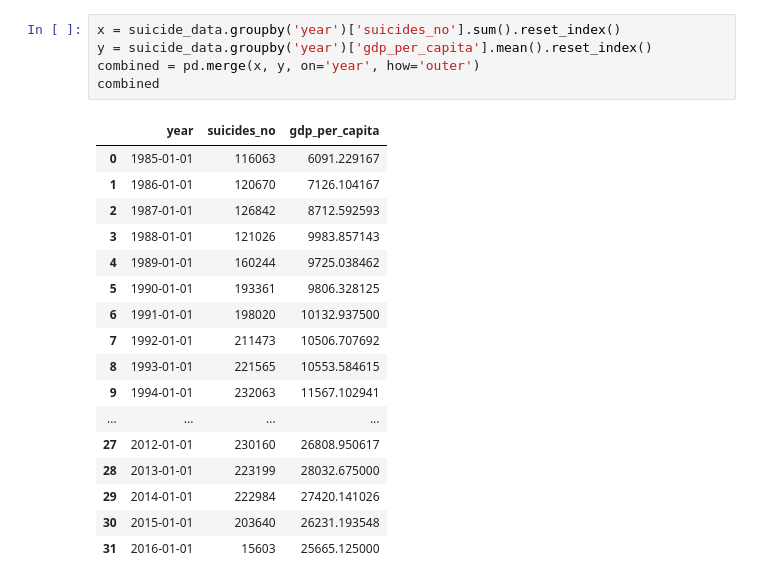
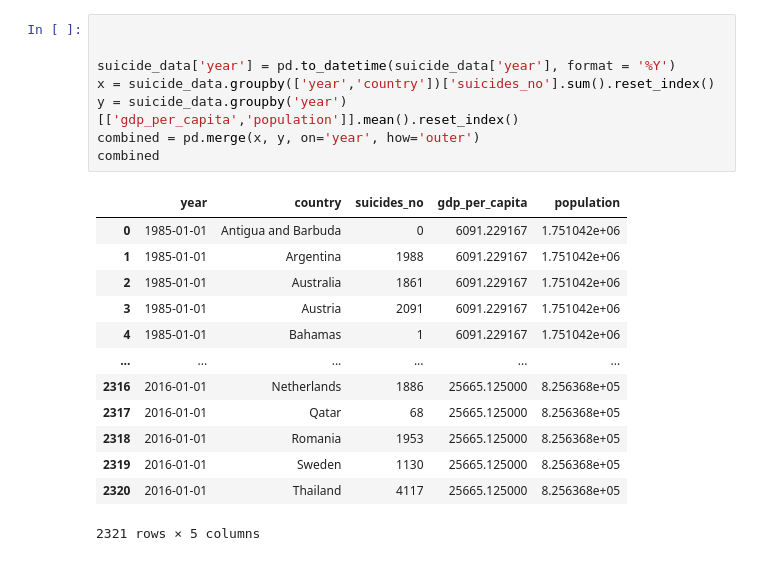
Before and after one commit to ubco-mds-2020-labs/dashboard-project-data551_g5, a Jupyter notebook: plots_altair.ipynb, the cells around one changed output. Saved outputs shown, nothing was run; the diff lists cells and outputs as text.

```diff
--- a/plots_altair.ipynb
+++ b/plots_altair.ipynb
@@ -156,23 +170,22 @@ suicide_data
 # %%
-x = suicide_data.groupby('year')['suicides_no'].sum().reset_index()
-y = suicide_data.groupby('year')['gdp_per_capita'].mean().reset_index()
+
+
+suicide_data['year'] = pd.to_datetime(suicide_data['year'], format = '%Y')
+x = suicide_data.groupby(['year','country'])['suicides_no'].sum().reset_index()
+y = suicide_data.groupby('year')[['gdp_per_capita','population']].mean().reset_index()
 combined = pd.merge(x, y, on='year', how='outer')
 combined
 # %% [output]
-|  | year | suicides_no | gdp_per_capita |
-| 0 | 1985-01-01 | 116063 | 6091.229167 |
-| 1 | 1986-01-01 | 120670 | 7126.104167 |
-| 2 | 1987-01-01 | 126842 | 8712.592593 |
-| 3 | 1988-01-01 | 121026 | 9983.857143 |
-| 4 | 1989-01-01 | 160244 | 9725.038462 |
-| 5 | 1990-01-01 | 193361 | 9806.328125 |
-| 6 | 1991-01-01 | 198020 | 10132.937500 |
-| 7 | 1992-01-01 | 211473 | 10506.707692 |
-| 8 | 1993-01-01 | 221565 | 10553.584615 |
-| 9 | 1994-01-01 | 232063 | 11567.102941 |
-| ... | ... | ... | ... |
-| 27 | 2012-01-01 | 230160 | 26808.950617 |
-| 28 | 2013-01-01 | 223199 | 28032.675000 |
-| 29 | 2014-01-01 | 222984 | 27420.141026 |
-| 30 | 2015-01-01 | 203640 | 26231.193548 |
-| 31 | 2016-01-01 | 15603 | 25665.125000 |
+|  | year | country | suicides_no | gdp_per_capita | population |
+| 0 | 1985-01-01 | Antigua and Barbuda | 0 | 6091.229167 | 1.751042e+06 |
+| 1 | 1985-01-01 | Argentina | 1988 | 6091.229167 | 1.751042e+06 |
+| 2 | 1985-01-01 | Australia | 1861 | 6091.229167 | 1.751042e+06 |
+| 3 | 1985-01-01 | Austria | 2091 | 6091.229167 | 1.751042e+06 |
+| 4 | 1985-01-01 | Bahamas | 1 | 6091.229167 | 1.751042e+06 |
+| ... | ... | ... | ... | ... | ... |
+| 2316 | 2016-01-01 | Netherlands | 1886 | 25665.125000 | 8.256368e+05 |
+| 2317 | 2016-01-01 | Qatar | 68 | 25665.125000 | 8.256368e+05 |
+| 2318 | 2016-01-01 | Romania | 1953 | 25665.125000 | 8.256368e+05 |
+| 2319 | 2016-01-01 | Sweden | 1130 | 25665.125000 | 8.256368e+05 |
+| 2320 | 2016-01-01 | Thailand | 4117 | 25665.125000 | 8.256368e+05 |
+2321 rows × 5 columns
```
Also changed, not shown: parts of 16 cells of this notebook.
